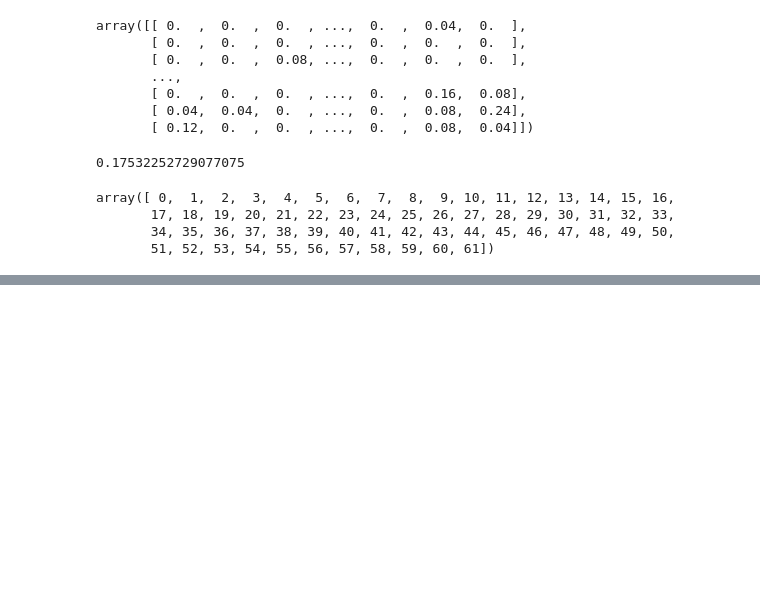
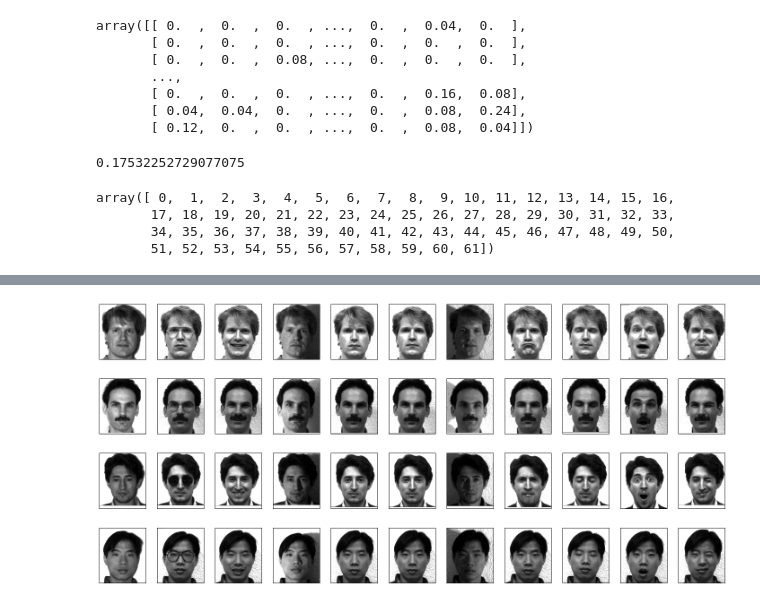
Before and after one commit to bagasabisena/cv-project, a Jupyter notebook: notebook.ipynb, the cells around one changed output, grey strips where cells are left out. Drawn from its saved outputs; the diff is of its cells as text; code cells hidden in the pictures; blank space fills up the shorter version.

```diff
--- a/notebook.ipynb
+++ b/notebook.ipynb
@@ -1614,0 +1647,28 @@ array(['Alejandro Toledo', 'Alvaro Uribe', 'Amelie Mauresmo',
+# %%
+import os
+import matplotlib.pyplot as plt
+import utils
+from PIL import Image
+
+base_path = '../data/YALE/centered/'
+names = os.listdir(base_path)
+
+images = []
+
+for i in range(44):
+    im_name = names[i]
+    im_path = base_path + im_name
+    im = utils.to_numpy(Image.open(im_path))
+    images.append(im)
+# %%
+import numpy as np
+nrow, ncol = 4, 11
+plt.figure(figsize=(1.8 * ncol, 2.4 * nrow))
+plt.subplots_adjust(bottom=0, left=.01, right=.99, top=.90, hspace=.35)
+for i in range(nrow * ncol):
+    plt.subplot(nrow, ncol, i+1)
+    plt.imshow(images[i], cmap=plt.cm.gray)
+    plt.xticks(())
+    plt.yticks(())
+# %% [output]
+[figure, added]
```
Also changed, not shown: parts of 20 cells of this notebook, 15 other files.
